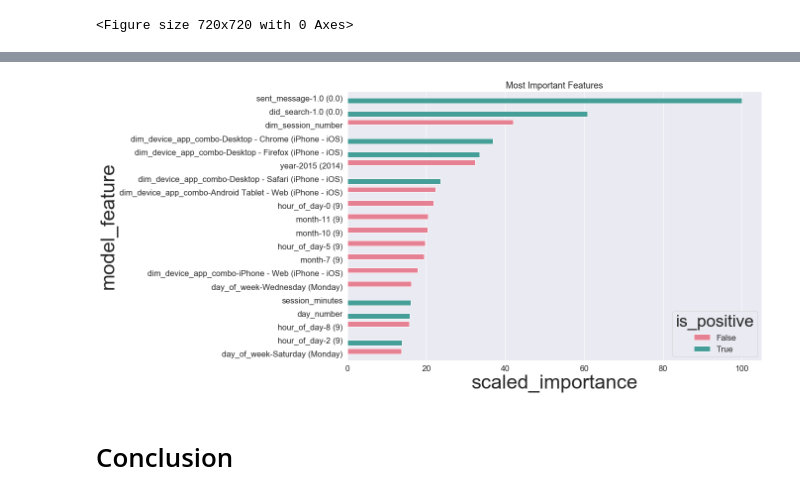
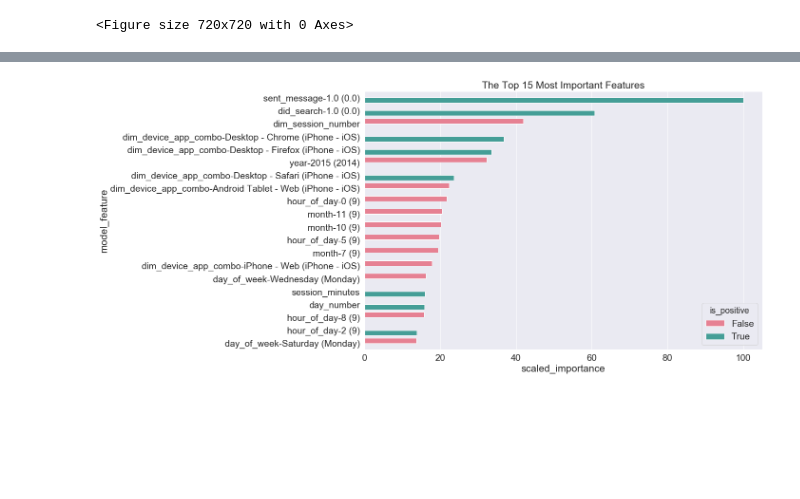
Before and after one commit to kylegilde/DS-Take-Home-Test, a Jupyter notebook: Part 2) Data Analysis.ipynb, the cells around one changed output, grey strips where cells are left out. Saved outputs shown, nothing was run; the diff lists cells and outputs as text; code cells hidden in the pictures; blank space fills up the shorter version.

```diff
--- a/Part 2) Data Analysis.ipynb
+++ b/Part 2) Data Analysis.ipynb
@@ -519,19 +526,20 @@ The final plot below shows the scaled importance of the top 15 model features (t
 # %%
+# plot data
 top_features_df =\
     model_features_df\
     .sort_values('scaled_importance', ascending=False)\
     .nlargest(20, 'scaled_importance')\
     [['model_feature', 'scaled_importance', 'is_positive']]\
     .reset_index(drop=True)
 
+# plot
+sns.set(font_scale=1.75)
 plt.figure(figsize=(15, 10))
 g = sns.barplot(x='scaled_importance',
             y='model_feature',
             hue='is_positive',
             palette="husl",
             data=top_features_df)\
             .set_title('The Top 15 Most Important Features')
 # %% [output]
-[figure, old version]
+[figure, new version]
-# %% [markdown]
-# Conclusion
```
Also changed, not shown: parts of 10 cells of this notebook.
